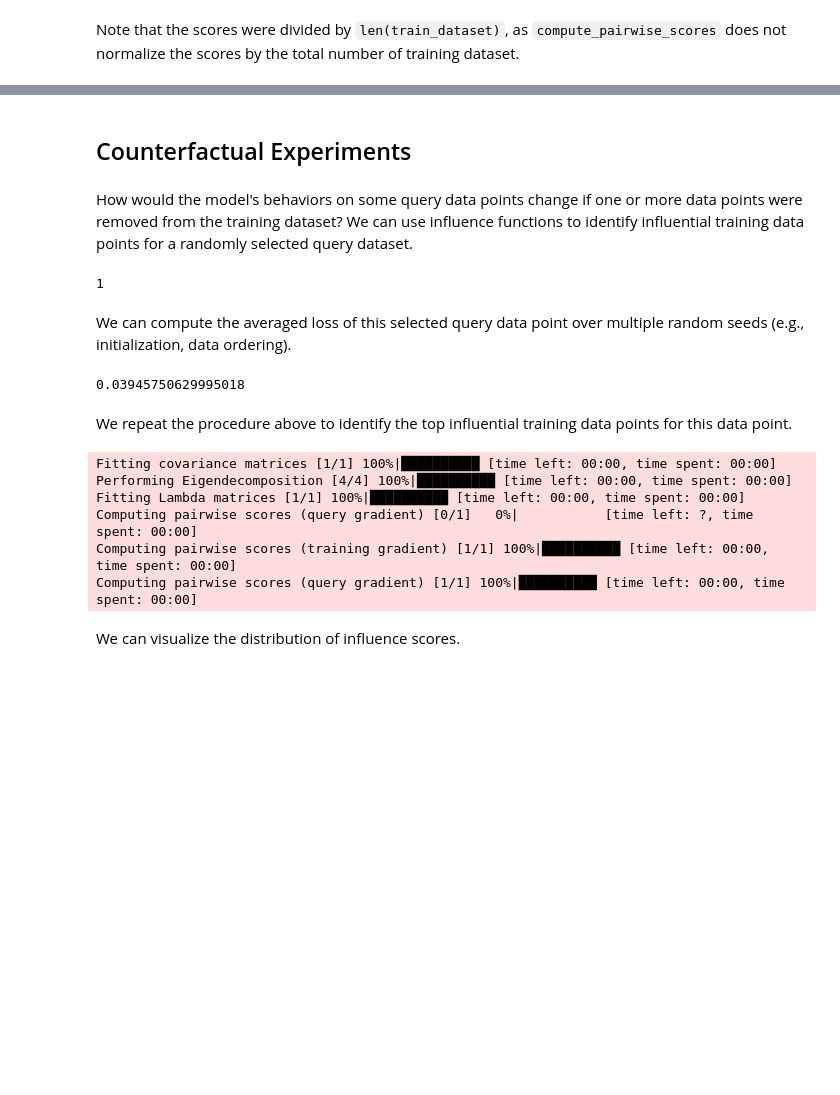
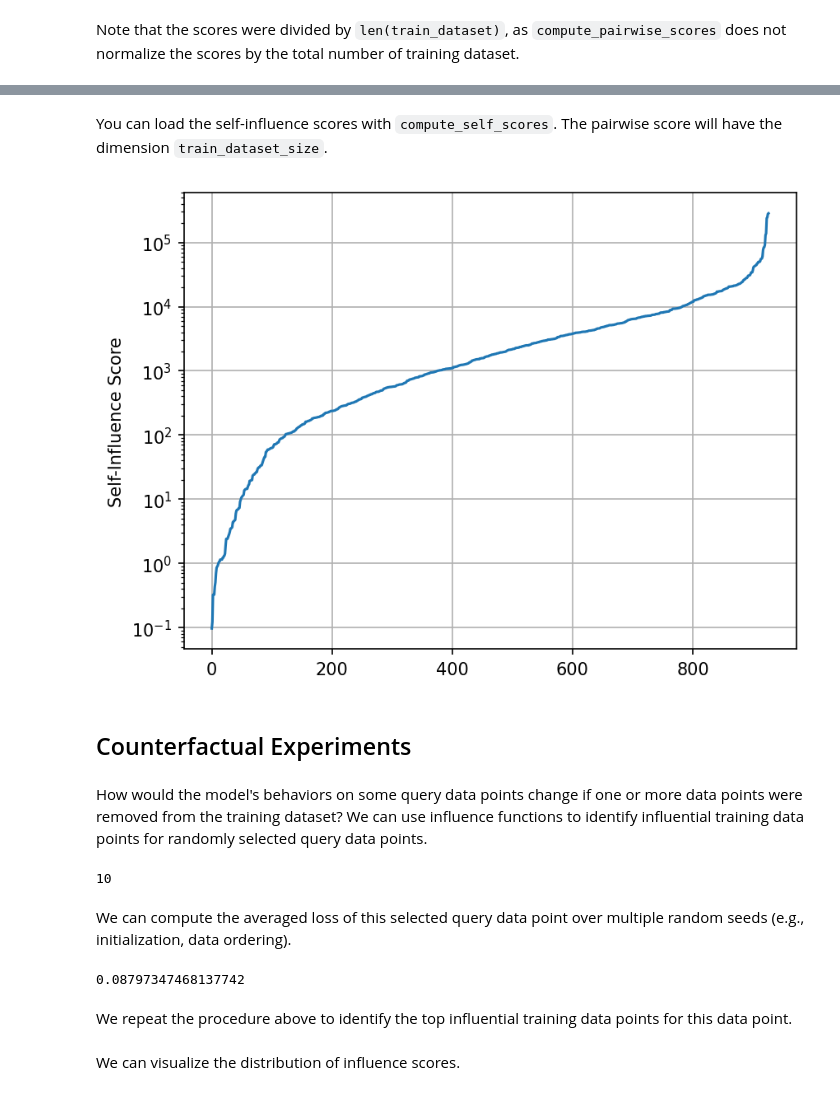
Before and after one commit to pomonam/kronfluence, a Jupyter notebook: examples/uci/tutorial.ipynb, the cells around one changed output, grey strips where cells are left out. Cells and saved outputs as stored; diff of their text form; code cells hidden in the pictures; blank space fills up the shorter version.

```diff
--- a/examples/uci/tutorial.ipynb
+++ b/examples/uci/tutorial.ipynb
@@ -314,12 +311,29 @@ Note that the scores were divided by `len(train_dataset)`, as `compute_pairwise_
+# %%
+analyzer.compute_self_scores(
+    scores_name="tutorial_score",
+    factors_name="tutorial_factor",
+    train_dataset=train_dataset,
+    overwrite_output_dir=True,
+)
+self_scores = analyzer.load_self_scores(scores_name="tutorial_score")
+# %% [markdown]
+You can load the self-influence scores with `compute_self_scores`. The pairwise score will have the dimension `train_dataset_size`.
+# %%
+plt.plot(torch.sort(self_scores["all_modules"]).values)
+plt.ylabel("Self-Influence Score")
+plt.yscale("log")
+plt.grid()
+# %% [output]
+[figure, added]
 # %% [markdown]
 ## Counterfactual Experiments
 # %% [markdown]
-How would the model's behaviors on some query data points change if one or more data points were removed from the training dataset? We can use influence functions to identify influential training data points for a randomly selected query dataset.
+How would the model's behaviors on some query data points change if one or more data points were removed from the training dataset? We can use influence functions to identify influential training data points for randomly selected query data points.
 # %%
-single_query_dataset = torch.utils.data.Subset(query_dataset, list(range(1)))
+single_query_dataset = torch.utils.data.Subset(query_dataset, list(range(10)))
 len(single_query_dataset)
 # %% [output]
-1
+10
 # %% [markdown]
 We can compute the averaged loss of this selected query data point over multiple random seeds (e.g., initialization, data ordering).
 # %%
@@ -336,15 +351,33 @@ def train_and_evaluate(modified_train_dataset: data.Dataset, query_dataset: data
 # %%
-num_iter = 25
+num_iter = 50
+seed_lst = [i + 1004 for i in range(num_iter)]
 base_loss = 0.0
-for _ in range(num_iter):
-    base_loss += train_and_evaluate(modified_train_dataset=train_dataset, query_dataset=single_query_dataset)
+for i in range(num_iter):
+    base_loss += train_and_evaluate(current_train_dataset=train_dataset, current_query_dataset=single_query_dataset, seed=seed_lst[i])
 base_loss /= num_iter
 base_loss
 # %% [output]
-0.03945750629995018
+0.08797347468137742
 # %% [markdown]
 We repeat the procedure above to identify the top influential training data points for this data point.
 # %%
+torch.manual_seed(0)
+model = train(
+    dataset=train_dataset,
+    batch_size=train_batch_size,
+    num_train_epochs=num_train_epochs,
+    learning_rate=learning_rate,
+    weight_decay=weight_decay,
+)
+model = prepare_model(model, task)
+analyzer = Analyzer(
+    analysis_name="counterfactual",
+    model=model,
+    task=task,
+    cpu=True,
+    disable_tqdm=True,
+)
+
 analyzer.fit_all_factors(
     factors_name="counterfactual_factors",
     dataset=train_dataset,
@@ -360,13 +393,6 @@ analyzer.compute_pairwise_scores(
     overwrite_output_dir=True,
 )
 scores = analyzer.load_pairwise_scores(scores_name="counterfactual_scores")
-# %% [output]
-Fitting covariance matrices [1/1] 100%|██████████ [time left: 00:00, time spent: 00:00]
-Performing Eigendecomposition [4/4] 100%|██████████ [time left: 00:00, time spent: 00:00]
-Fitting Lambda matrices [1/1] 100%|██████████ [time left: 00:00, time spent: 00:00]
-Computing pairwise scores (query gradient) [0/1]   0%|           [time left: ?, time spent: 00:00]
-Computing pairwise scores (training gradient) [1/1] 100%|██████████ [time left: 00:00, time spent: 00:00]
-Computing pairwise scores (query gradient) [1/1] 100%|██████████ [time left: 00:00, time spent: 00:00]
 # %% [markdown]
 We can visualize the distribution of influence scores.
 # %%
```
Also changed, not shown: parts of 28 cells of this notebook.
